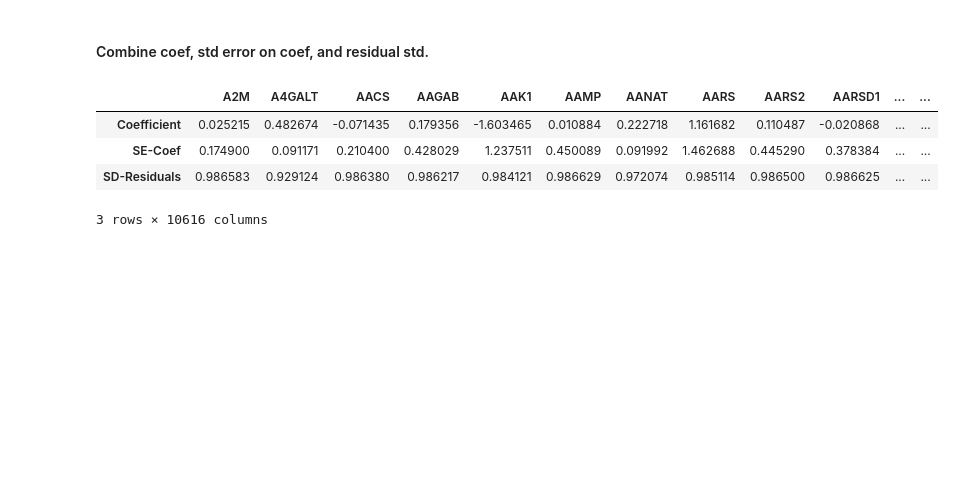
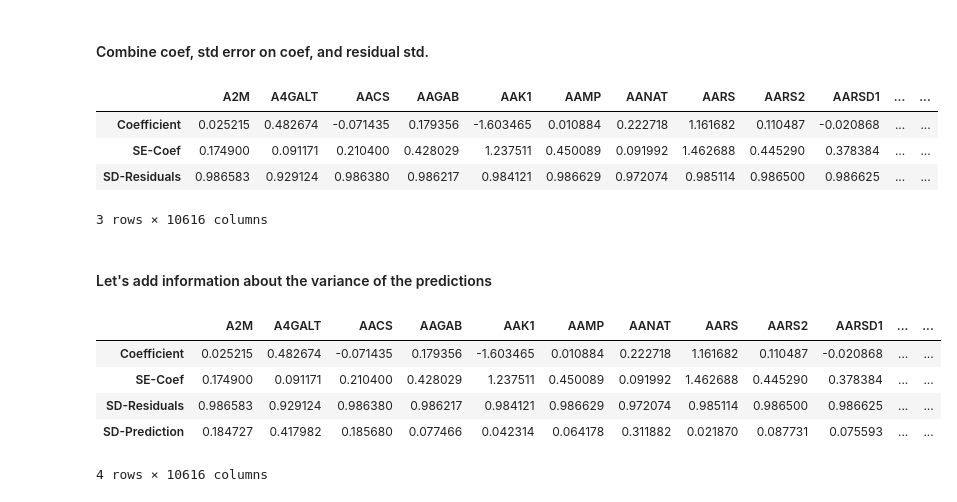
Before and after one commit to Schork-Lab/mediator-was, a Jupyter notebook: jupyter/predixcan/gtex_variance.ipynb, the cells around one changed output. Saved outputs shown, nothing was run; the diff lists cells and outputs as text; code cells hidden in the pictures; blank space fills up the shorter version.

```diff
--- a/jupyter/predixcan/gtex_variance.ipynb
+++ b/jupyter/predixcan/gtex_variance.ipynb
@@ -258,3 +246,8 @@ combined_df
 | SE-Coef | 0.174900 | 0.091171 | 0.210400 | 0.428029 | 1.237511 | 0.450089 | 0.091992 | 1.462688 | 0.445290 | 0.378384 | ... | ... |
 | SD-Residuals | 0.986583 | 0.929124 | 0.986380 | 0.986217 | 0.984121 | 0.986629 | 0.972074 | 0.985114 | 0.986500 | 0.986625 | ... | ... |
 3 rows × 10616 columns
+# %% [markdown]
+#### Let's add information about the variance of the predictions
+# %%
+std_predictors = pd.DataFrame(predicted.std(axis=1)).T
+std_predictors.index = ['SD-Prediction']
@@ -260,0 +256,9 @@ combined_df
+# %%
+combined_df.dropna(axis=1)
+# %% [output]
+|  | A2M | A4GALT | AACS | AAGAB | AAK1 | AAMP | AANAT | AARS | AARS2 | AARSD1 | ... | ... |
+| Coefficient | 0.025215 | 0.482674 | -0.071435 | 0.179356 | -1.603465 | 0.010884 | 0.222718 | 1.161682 | 0.110487 | -0.020868 | ... | ... |
+| SE-Coef | 0.174900 | 0.091171 | 0.210400 | 0.428029 | 1.237511 | 0.450089 | 0.091992 | 1.462688 | 0.445290 | 0.378384 | ... | ... |
+| SD-Residuals | 0.986583 | 0.929124 | 0.986380 | 0.986217 | 0.984121 | 0.986629 | 0.972074 | 0.985114 | 0.986500 | 0.986625 | ... | ... |
+| SD-Prediction | 0.184727 | 0.417982 | 0.185680 | 0.077466 | 0.042314 | 0.064178 | 0.311882 | 0.021870 | 0.087731 | 0.075593 | ... | ... |
+4 rows × 10616 columns
```
Also changed, not shown: parts of 13 cells of this notebook.
